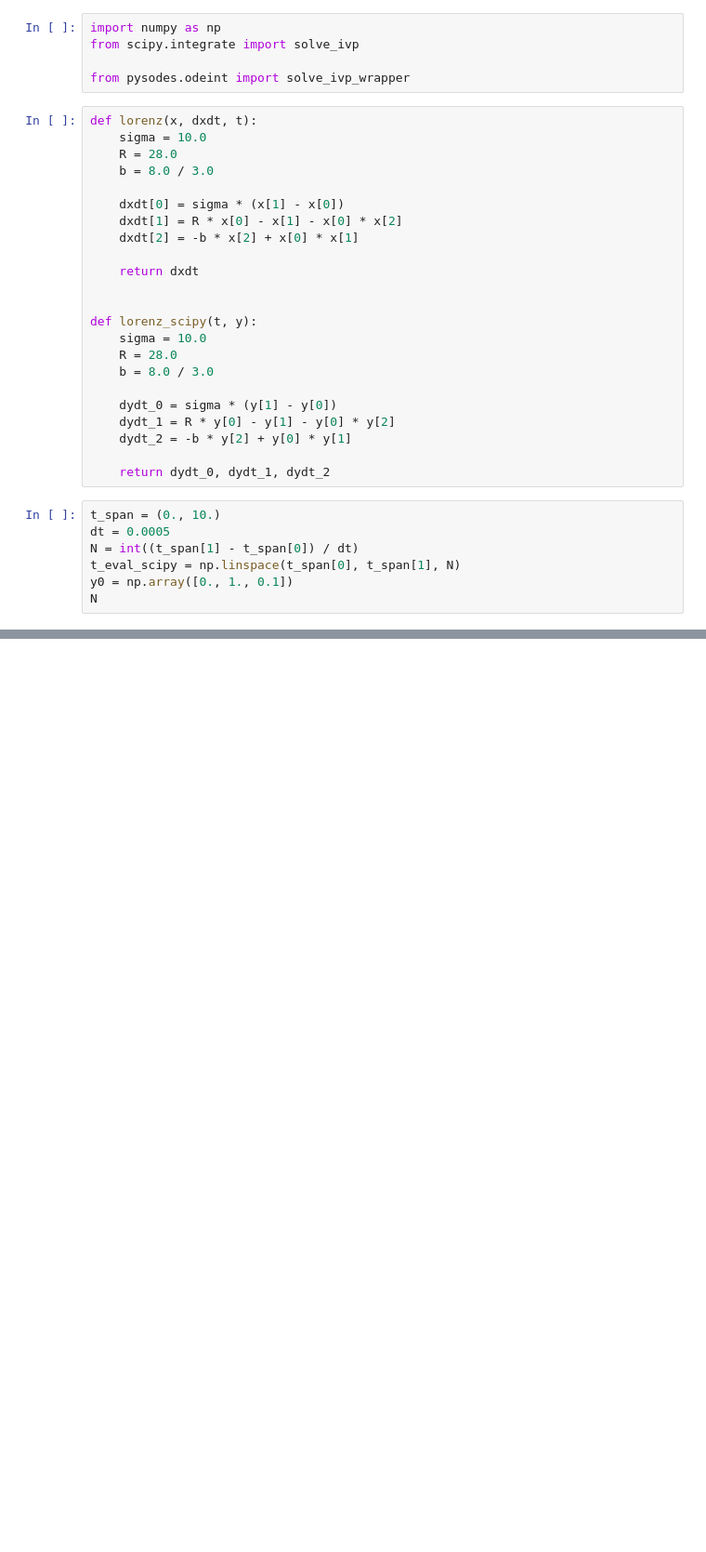
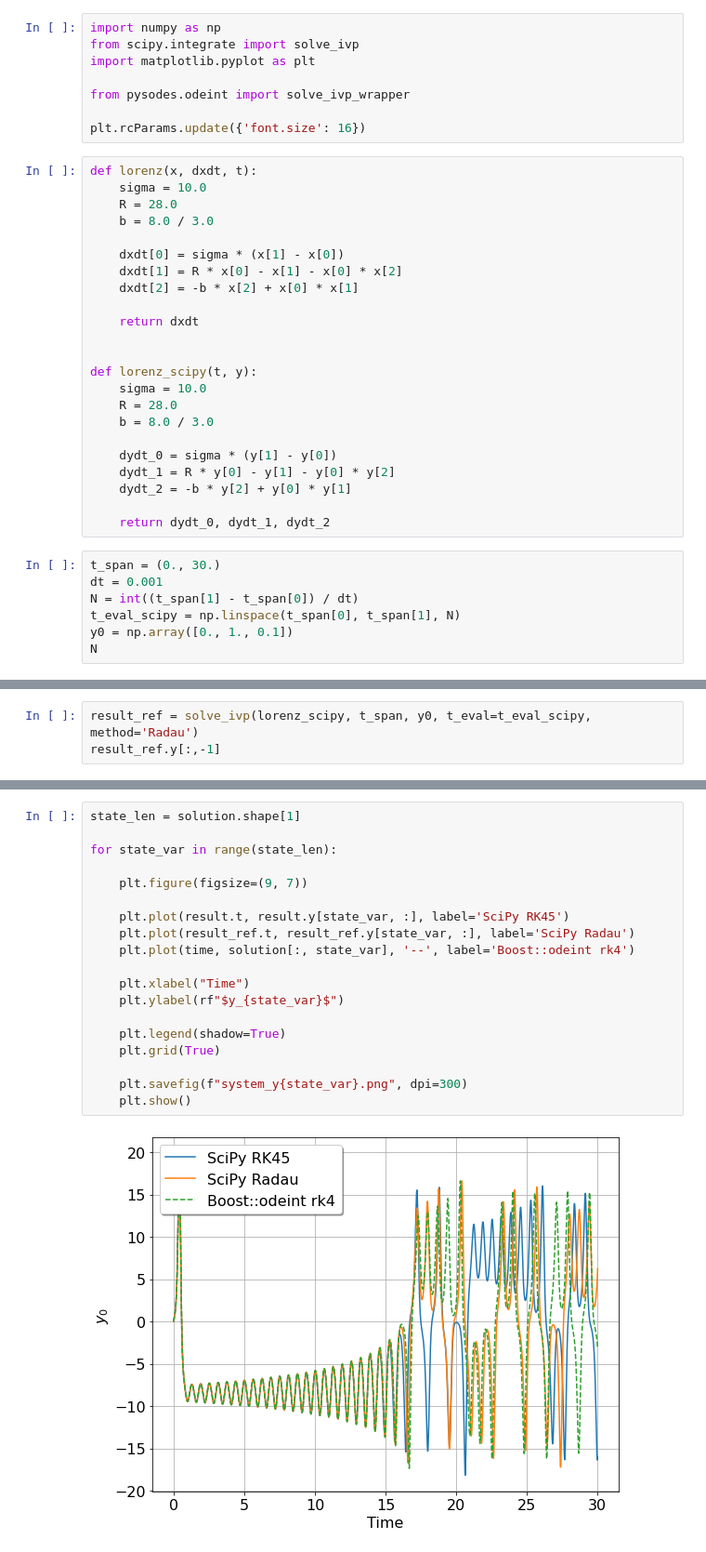
Before and after one commit to volpatto/pysodes, a Jupyter notebook: notebooks/simple_usage.ipynb, the cells around one changed output, grey strips where cells are left out. Shown: that part at 93% size. Saved outputs shown, nothing was run; the diff lists cells and outputs as text; blank space fills up the shorter version.

Commit message:
Add comparison plots in ipynb with matplotlib

```diff
--- a/notebooks/simple_usage.ipynb
+++ b/notebooks/simple_usage.ipynb
@@ -1,8 +1,11 @@
 # %%
 import numpy as np
 from scipy.integrate import solve_ivp
+import matplotlib.pyplot as plt
 
 from pysodes.odeint import solve_ivp_wrapper
+
+plt.rcParams.update({'font.size': 16})
 # %%
 def lorenz(x, dxdt, t):
     sigma = 10.0
@@ -27,8 +30,8 @@ def lorenz_scipy(t, y):
 
     return dydt_0, dydt_1, dydt_2
 # %%
-t_span = (0., 10.)
-dt = 0.0005
+t_span = (0., 30.)
+dt = 0.001
 N = int((t_span[1] - t_span[0]) / dt)
 t_eval_scipy = np.linspace(t_span[0], t_span[1], N)
 y0 = np.array([0., 1., 0.1])
@@ -57,0 +61,3 @@ array([-6.00701454, -5.33357496, 25.10274072])
+# %%
+result_ref = solve_ivp(lorenz_scipy, t_span, y0, t_eval=t_eval_scipy, method='Radau')
+result_ref.y[:,-1]
@@ -57,0 +66,21 @@ array([-6.00701454, -5.33357496, 25.10274072])
+# %%
+state_len = solution.shape[1]
+
+for state_var in range(state_len):
+
+    plt.figure(figsize=(9, 7))
+
+    plt.plot(result.t, result.y[state_var, :], label='SciPy RK45')
+    plt.plot(result_ref.t, result_ref.y[state_var, :], label='SciPy Radau')
+    plt.plot(time, solution[:, state_var], '--', label='Boost::odeint rk4')
+
+    plt.xlabel("Time")
+    plt.ylabel(rf"$y_{state_var}$")
+
+    plt.legend(shadow=True)
+    plt.grid(True)
+
+    plt.savefig(f"system_y{state_var}.png", dpi=300)
+    plt.show()
+# %% [output]
+[figure, added]
```
Also changed, not shown: parts of 7 cells of this notebook, 1 other file.
